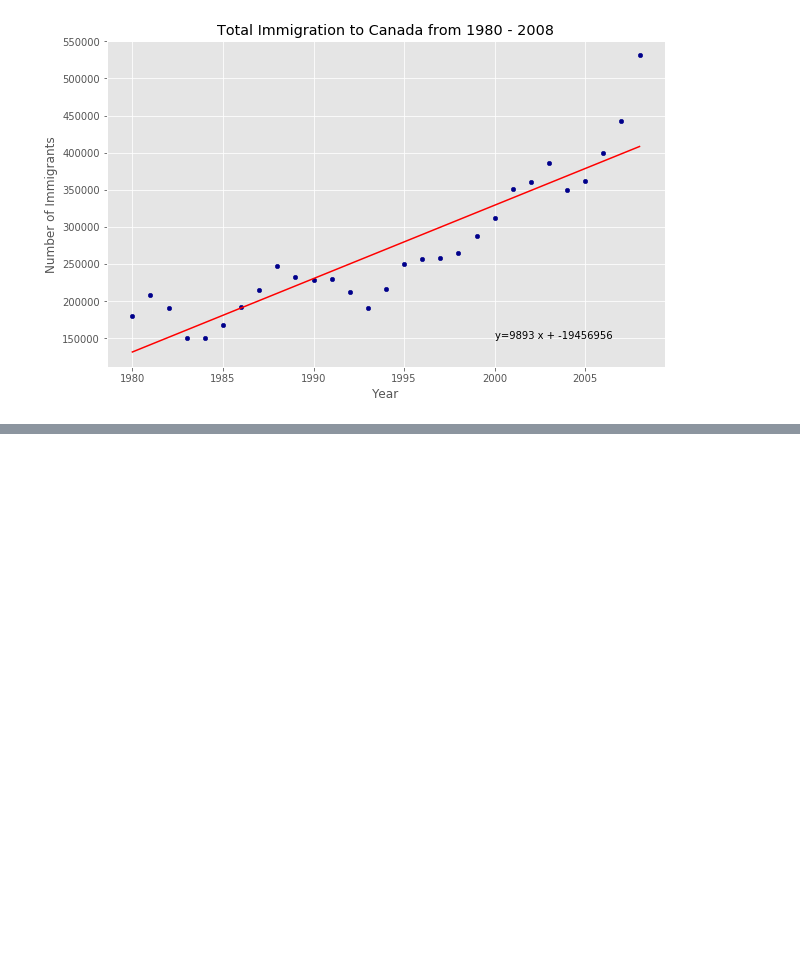
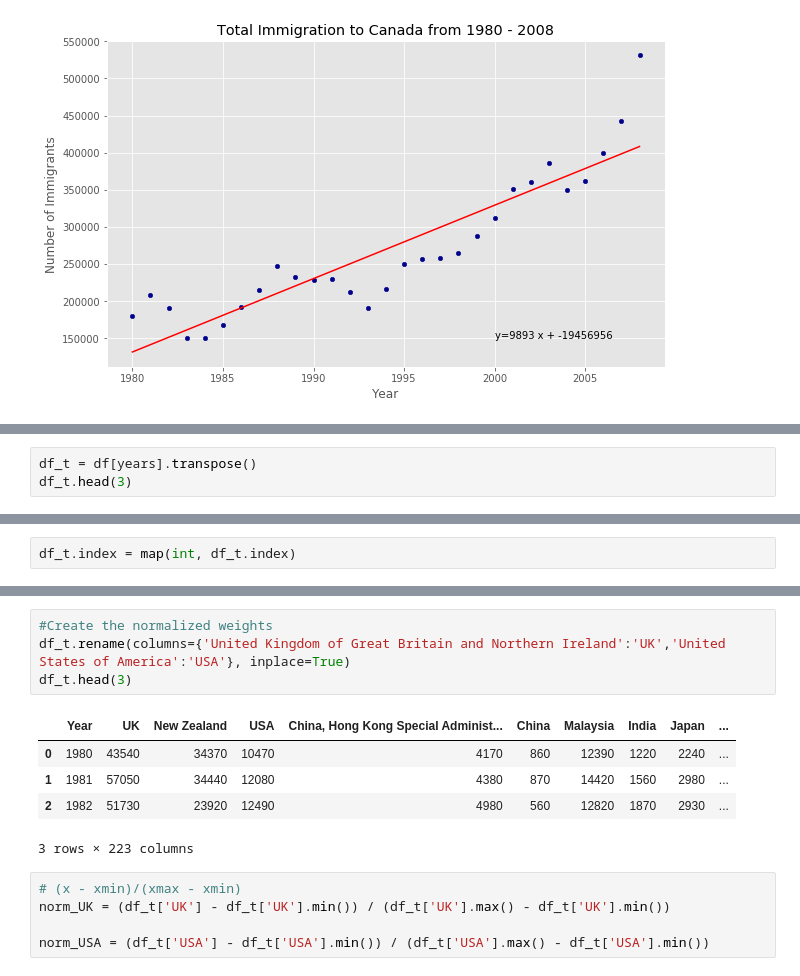
Before and after one commit to AmmaraRazzaq/dataVisualization_with_Python, a Jupyter notebook: Australia_Immigration.ipynb, the cells around one changed output, grey strips where cells are left out. Saved outputs shown, nothing was run; the diff lists cells and outputs as text; blank space fills up the shorter version.

```diff
--- a/Australia_Immigration.ipynb
+++ b/Australia_Immigration.ipynb
@@ -620,0 +631,3 @@ Text(2000, 150000, 'y=9893 x + -19456956')
+# %%
+df_t = df[years].transpose()
+df_t.head(3)
@@ -620,0 +640,2 @@ Text(2000, 150000, 'y=9893 x + -19456956')
+# %%
+df_t.index = map(int, df_t.index)
@@ -620,0 +661,15 @@ Text(2000, 150000, 'y=9893 x + -19456956')
+# %%
+#Create the normalized weights
+df_t.rename(columns={'United Kingdom of Great Britain and Northern Ireland':'UK','United States of America':'USA'}, inplace=True)
+df_t.head(3)
+# %% [output]
+|  | Year | UK | New Zealand | USA | China, Hong Kong Special Administ... | China | Malaysia | India | Japan | ... |
+| 0 | 1980 | 43540 | 34370 | 10470 | 4170 | 860 | 12390 | 1220 | 2240 | ... |
+| 1 | 1981 | 57050 | 34440 | 12080 | 4380 | 870 | 14420 | 1560 | 2980 | ... |
+| 2 | 1982 | 51730 | 23920 | 12490 | 4980 | 560 | 12820 | 1870 | 2930 | ... |
+3 rows × 223 columns
+# %%
+# (x - xmin)/(xmax - xmin)
+norm_UK = (df_t['UK'] - df_t['UK'].min()) / (df_t['UK'].max() - df_t['UK'].min())
+
+norm_USA = (df_t['USA'] - df_t['USA'].min()) / (df_t['USA'].max() - df_t['USA'].min())
```
Also changed, not shown: parts of 6 cells of this notebook.
